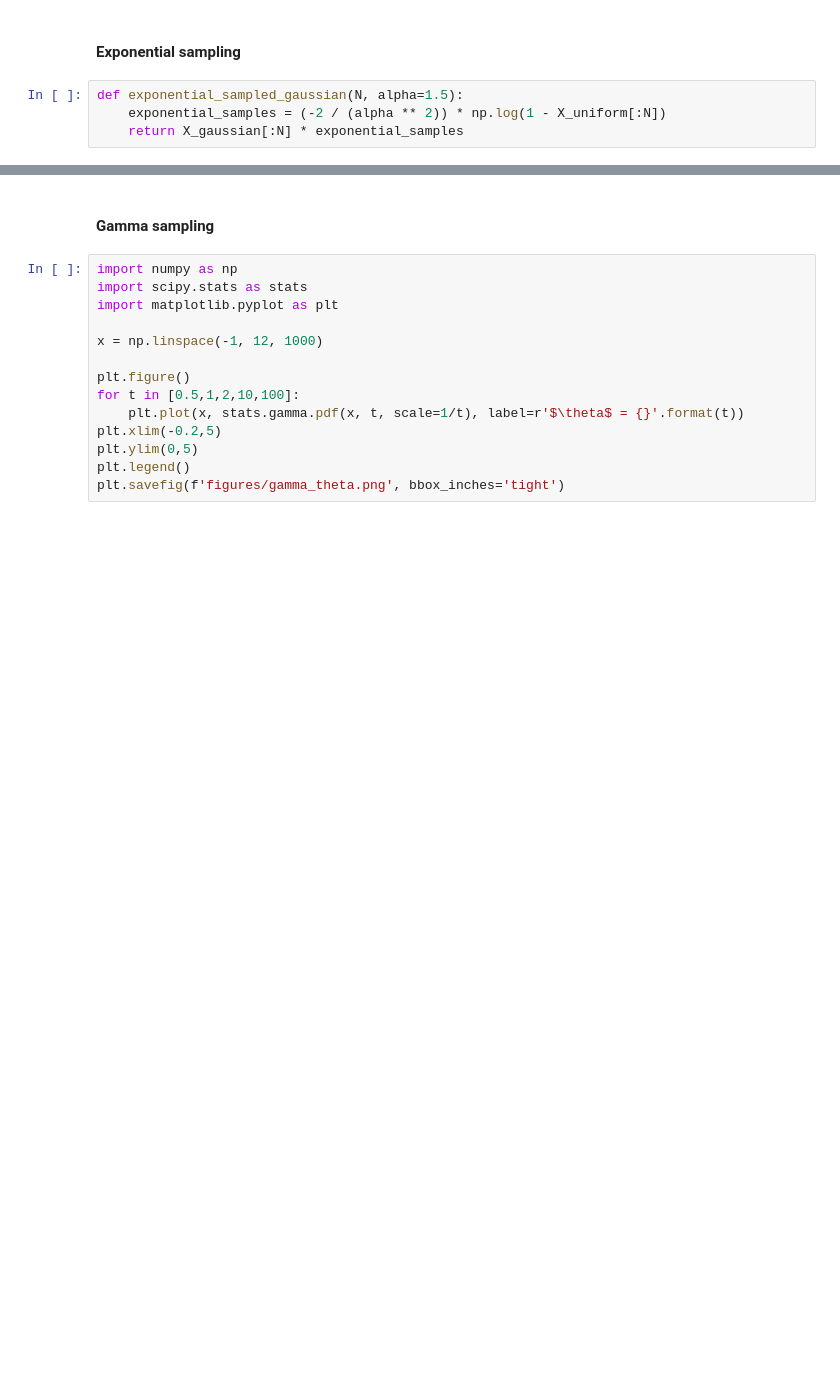
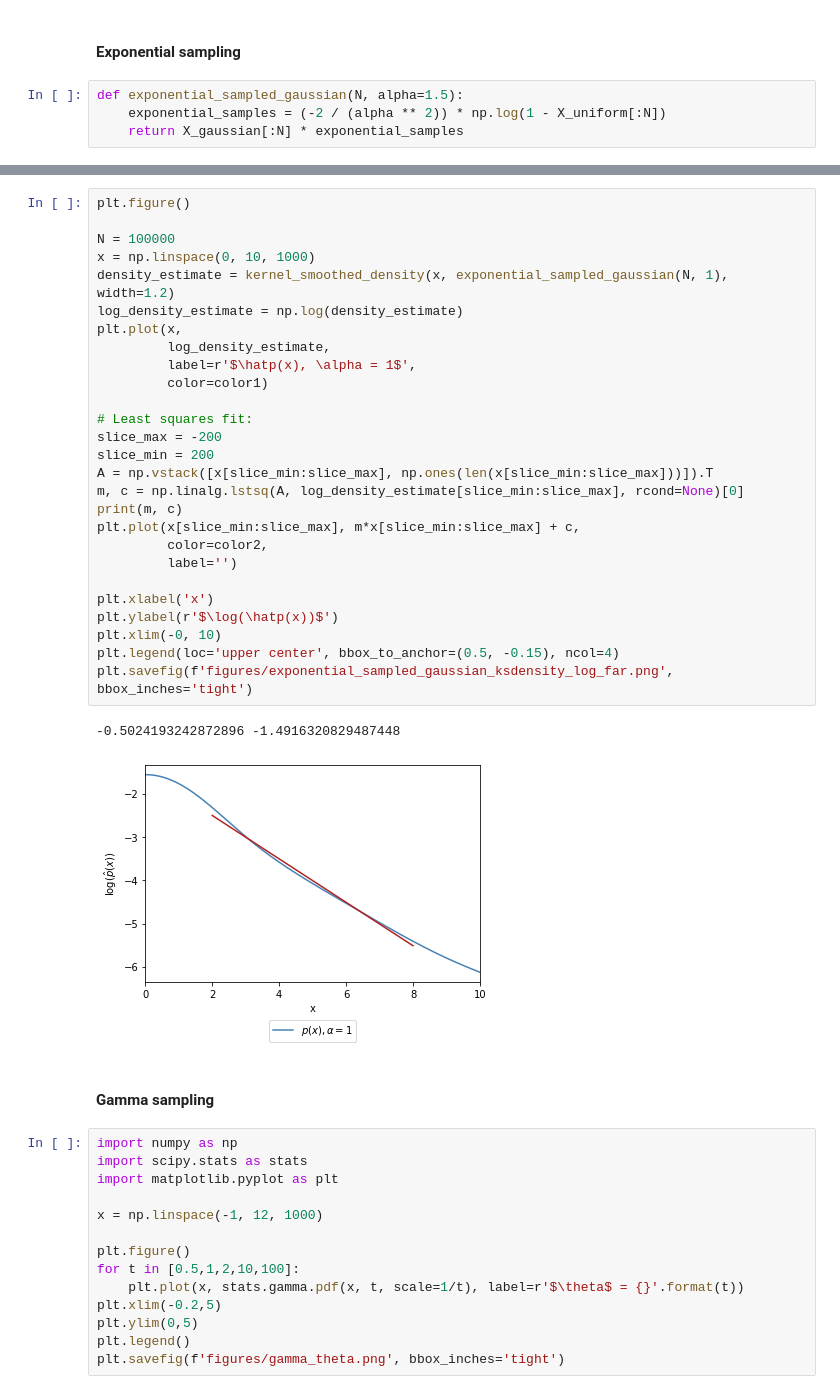
Before and after one commit to theo-brown/3f3-lab, a Jupyter notebook: Jupyter Notebook.ipynb, the cells around one changed output, grey strips where cells are left out. Drawn from its saved outputs; the diff is of its cells as text; blank space fills up the shorter version.

```diff
--- a/Jupyter Notebook.ipynb
+++ b/Jupyter Notebook.ipynb
@@ -455,3 +454,33 @@ plt.savefig(f'figures/nexponential_sampled_gaussian_ksdensity_log_far.png', bbox
+# %%
+plt.figure()
+
+N = 100000
+x = np.linspace(0, 10, 1000)
+density_estimate = kernel_smoothed_density(x, exponential_sampled_gaussian(N, 1), width=1.2)
+log_density_estimate = np.log(density_estimate)
+plt.plot(x,
+         log_density_estimate,
+         label=r'$\hatp(x), \alpha = 1$',
+         color=color1)
+
+# Least squares fit:
+slice_max = -200
+slice_min = 200
+A = np.vstack([x[slice_min:slice_max], np.ones(len(x[slice_min:slice_max]))]).T
+m, c = np.linalg.lstsq(A, log_density_estimate[slice_min:slice_max], rcond=None)[0]
+print(m, c)
+plt.plot(x[slice_min:slice_max], m*x[slice_min:slice_max] + c,
+         color=color2,
+         label='')
+
+plt.xlabel('x')
+plt.ylabel(r'$\log(\hatp(x))$')
+plt.xlim(-0, 10)
+plt.legend(loc='upper center', bbox_to_anchor=(0.5, -0.15), ncol=4)
+plt.savefig(f'figures/exponential_sampled_gaussian_ksdensity_log_far.png', bbox_inches='tight')
+# %% [output]
+-0.5024193242872896 -1.4916320829487448
+[figure, added]
 # %% [markdown]
 #### Gamma sampling
 # %%
```
Also changed, not shown: parts of 18 cells of this notebook, 1 other file.
